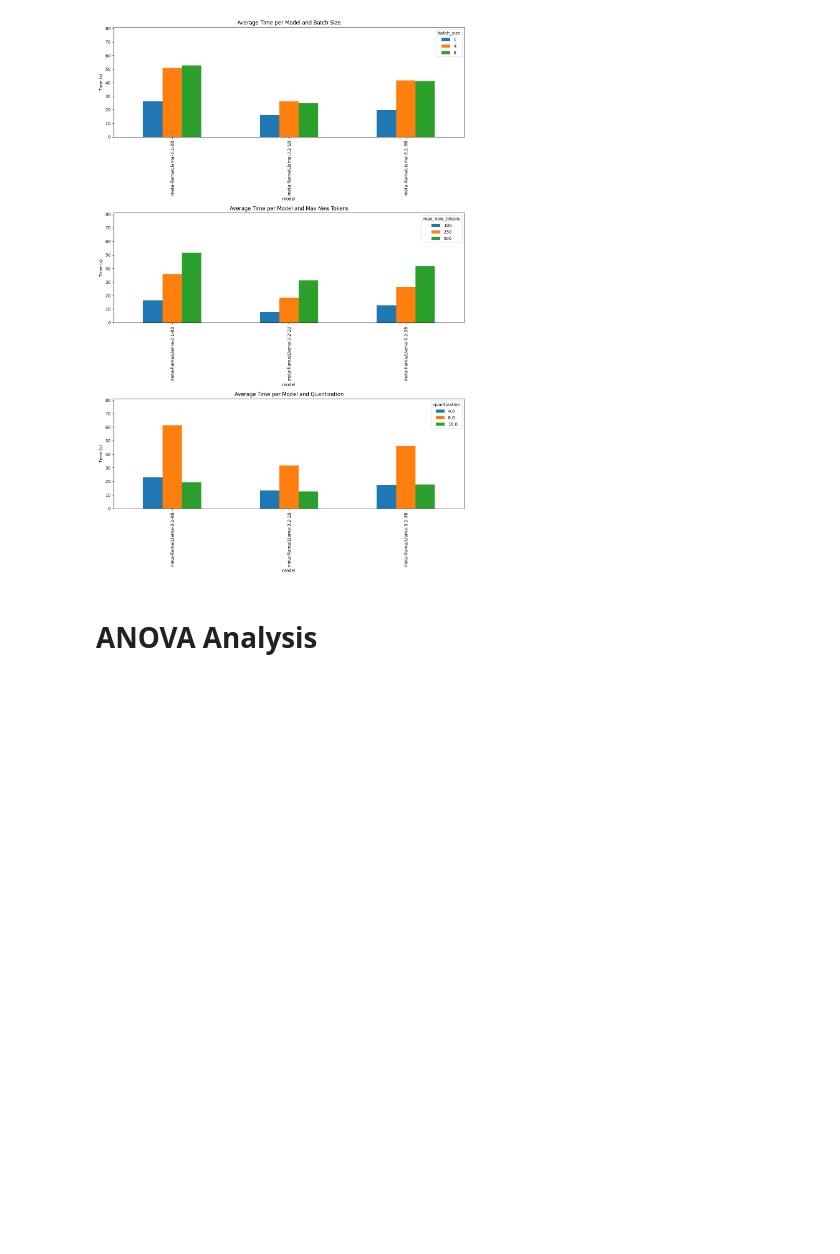
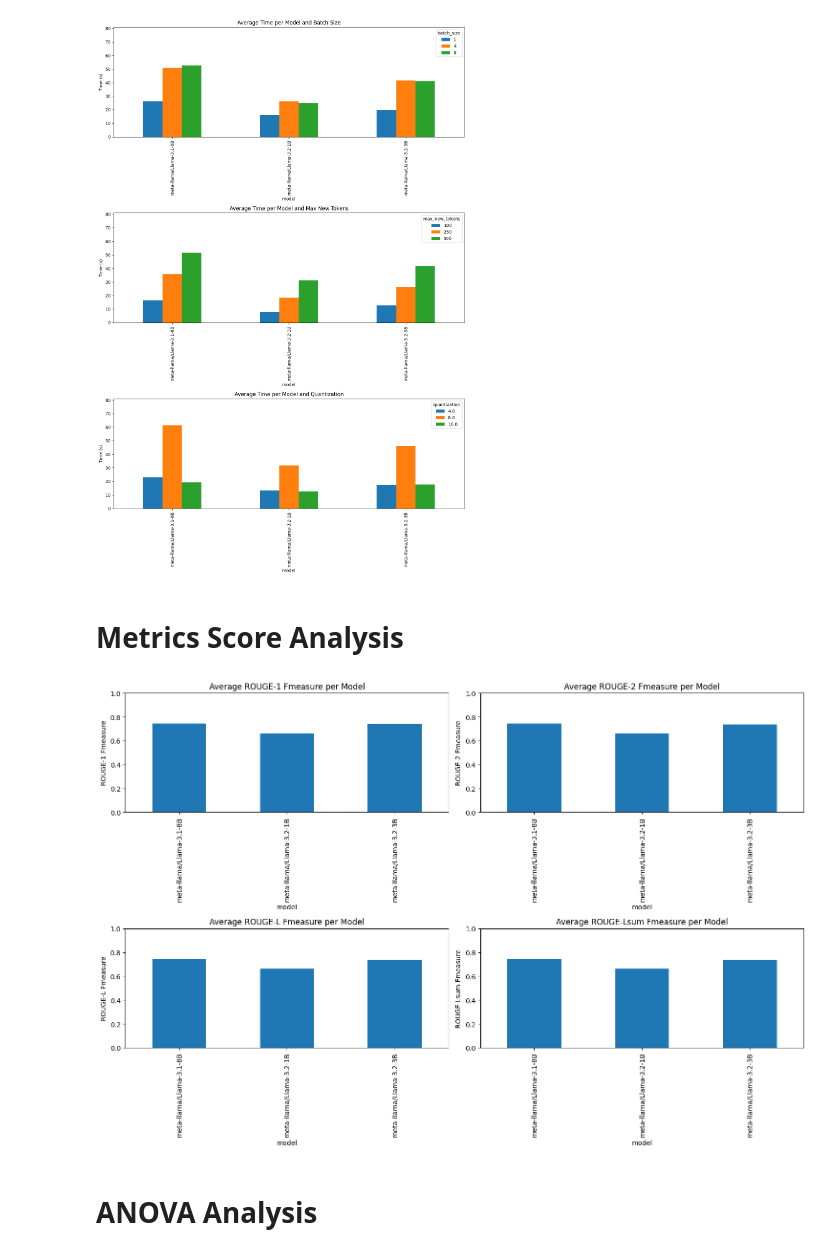
Before and after one commit to darmangerd/llama3-scheduling, a Jupyter notebook: ANOVA.ipynb, the cells around one changed output. Cells and saved outputs as stored; diff of their text form; code cells hidden in the pictures; blank space fills up the shorter version.

Commit message:
Average metric score

```diff
--- a/ANOVA.ipynb
+++ b/ANOVA.ipynb
@@ -502,6 +502,39 @@ plt.tight_layout()
 plt.show()
 # %% [output]
 [figure]
+# %% [markdown]
+# Metrics Score Analysis
+# %%
+# plot rouge scores per model
+fig, axes = plt.subplots(2, 2, figsize=(15, 10))
+
+# Define consistent y-axis limits
+y_min, y_max = 0, 1  # Adjust as needed
+
+# Average ROUGE-1 Fmeasure per Model
+grouped_df.groupby("model")["rouge1_fmeasure_mean"].mean().plot(
+    kind='bar', ax=axes[0, 0], title="Average ROUGE-1 Fmeasure per Model", ylabel="ROUGE-1 Fmeasure")
+axes[0, 0].set_ylim(y_min, y_max)
+
+# Average ROUGE-2 Fmeasure per Model
+grouped_df.groupby("model")["rouge2_fmeasure_mean"].mean().plot(
+    kind='bar', ax=axes[0, 1], title="Average ROUGE-2 Fmeasure per Model", ylabel="ROUGE-2 Fmeasure")
+axes[0, 1].set_ylim(y_min, y_max)
+
+# Average ROUGE-L Fmeasure per Model
+grouped_df.groupby("model")["rougeL_fmeasure_mean"].mean().plot(
+    kind='bar', ax=axes[1, 0], title="Average ROUGE-L Fmeasure per Model", ylabel="ROUGE-L Fmeasure")
+axes[1, 0].set_ylim(y_min, y_max)
+
+# Average ROUGE-Lsum Fmeasure per Model
+grouped_df.groupby("model")["rougeLsum_fmeasure_mean"].mean().plot(
+    kind='bar', ax=axes[1, 1], title="Average ROUGE-Lsum Fmeasure per Model", ylabel="ROUGE-Lsum Fmeasure")
+axes[1, 1].set_ylim(y_min, y_max)
+
+plt.tight_layout()
+plt.show()
+# %% [output]
+[figure, added]
 # %% [markdown]
 # ANOVA Analysis
 # %%
```
Also changed, not shown: parts of 2 cells of this notebook, 1 other file.
